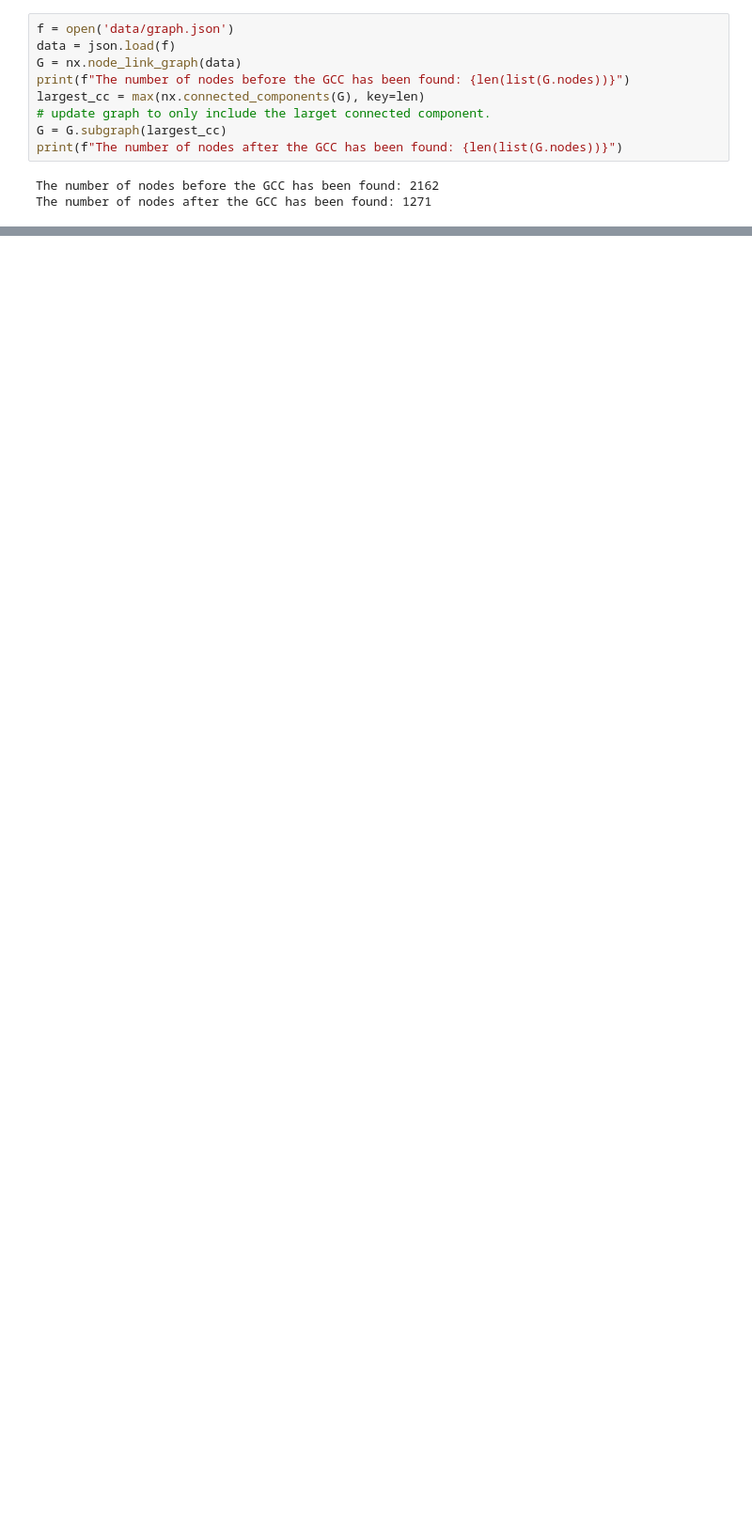
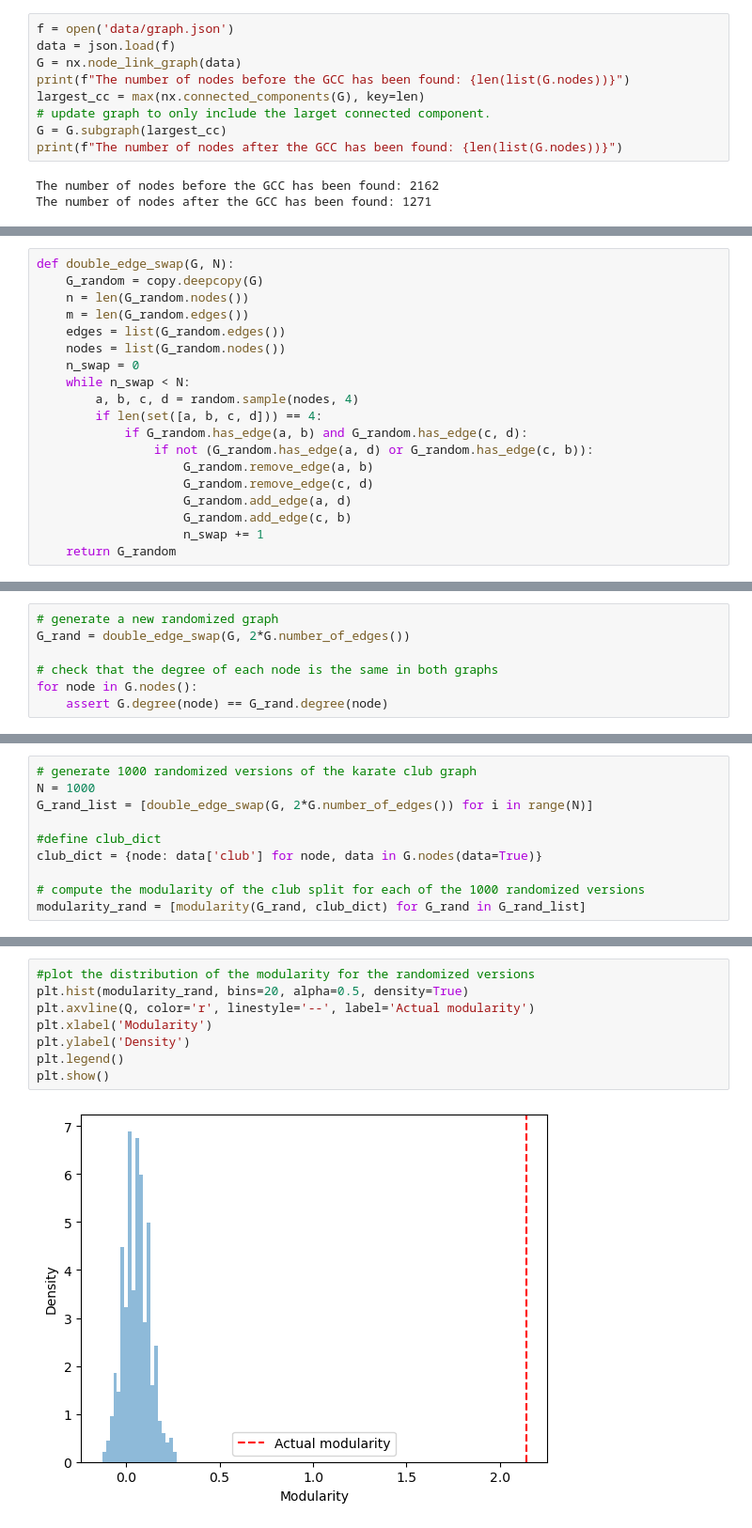
Before and after one commit to c-wejendorp/ComSocSciAssignment2Group1, a Jupyter notebook: Assignment2.ipynb, the cells around one changed output, grey strips where cells are left out. Shown at 94% size. Drawn from its saved outputs; the diff is of its cells as text; blank space fills up the shorter version.

```diff
--- a/Assignment2.ipynb
+++ b/Assignment2.ipynb
@@ -158,0 +241,19 @@ The assortativity coefficient with respect to degree is: -0.07924543814919176
+# %%
+def double_edge_swap(G, N):
+    G_random = copy.deepcopy(G)
+    n = len(G_random.nodes())
+    m = len(G_random.edges())
+    edges = list(G_random.edges())
+    nodes = list(G_random.nodes())
+    n_swap = 0
+    while n_swap < N:
+        a, b, c, d = random.sample(nodes, 4)
+        if len(set([a, b, c, d])) == 4:
+            if G_random.has_edge(a, b) and G_random.has_edge(c, d):
+                if not (G_random.has_edge(a, d) or G_random.has_edge(c, b)):
+                    G_random.remove_edge(a, b)
+                    G_random.remove_edge(c, d)
+                    G_random.add_edge(a, d)
+                    G_random.add_edge(c, b)
+                    n_swap += 1
+    return G_random
@@ -158,0 +263,7 @@ The assortativity coefficient with respect to degree is: -0.07924543814919176
+# %%
+# generate a new randomized graph
+G_rand = double_edge_swap(G, 2*G.number_of_edges())
+
+# check that the degree of each node is the same in both graphs
+for node in G.nodes():
+    assert G.degree(node) == G_rand.degree(node)
@@ -158,0 +274,10 @@ The assortativity coefficient with respect to degree is: -0.07924543814919176
+# %%
+# generate 1000 randomized versions of the karate club graph
+N = 1000
+G_rand_list = [double_edge_swap(G, 2*G.number_of_edges()) for i in range(N)]
+
+#define club_dict
+club_dict = {node: data['club'] for node, data in G.nodes(data=True)}
+
+# compute the modularity of the club split for each of the 1000 randomized versions
+modularity_rand = [modularity(G_rand, club_dict) for G_rand in G_rand_list]
@@ -158,0 +299,10 @@ The assortativity coefficient with respect to degree is: -0.07924543814919176
+# %%
+#plot the distribution of the modularity for the randomized versions
+plt.hist(modularity_rand, bins=20, alpha=0.5, density=True)
+plt.axvline(Q, color='r', linestyle='--', label='Actual modularity')
+plt.xlabel('Modularity')
+plt.ylabel('Density')
+plt.legend()
+plt.show()
+# %% [output]
+[figure, added]
```
Also changed, not shown: parts of 83 cells of this notebook.
